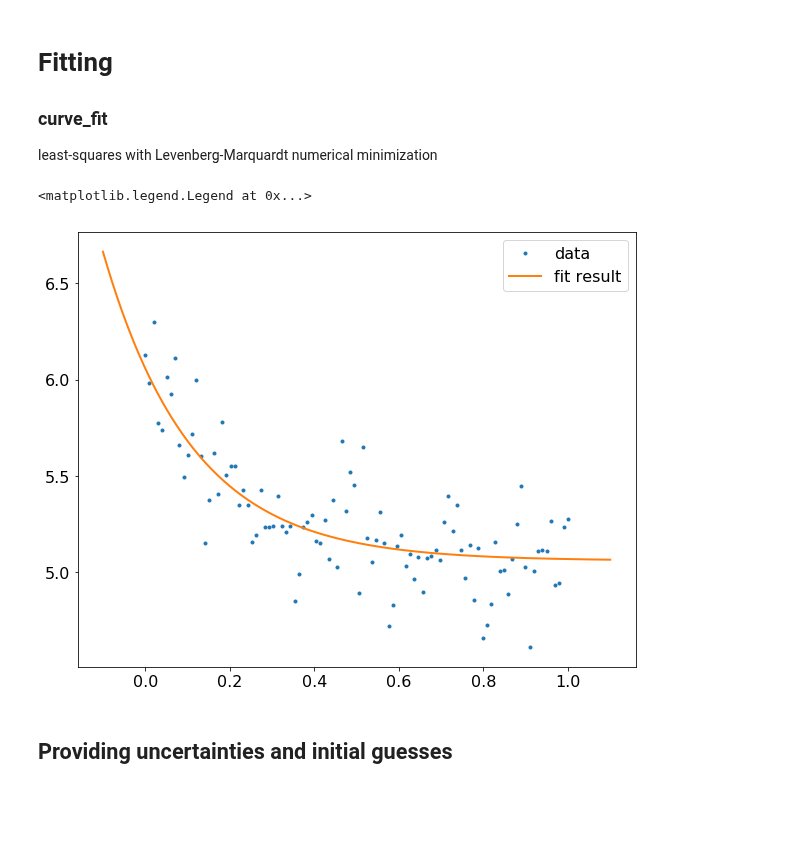
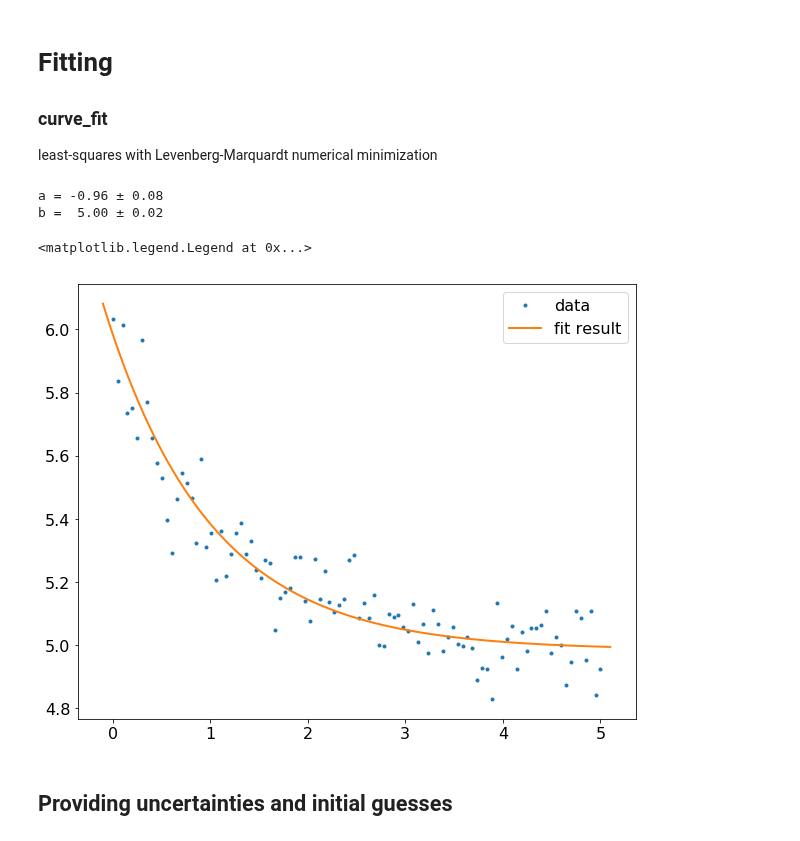
Before and after one commit to Python4AstronomersAndParticlePhysicists/PythonWorkshop-ICE, a Jupyter notebook: notebooks/07_01_scipy.ipynb, the cells around one changed output. Cells and saved outputs as stored; diff of their text form; code cells hidden in the pictures; blank space fills up the shorter version.

```diff
--- a/notebooks/07_01_scipy.ipynb
+++ b/notebooks/07_01_scipy.ipynb
@@ -71,9 +71,11 @@ least-squares with Levenberg-Marquardt numerical minimization
 # %%
 from scipy.optimize import curve_fit
 
+a = -1
+b = 5
 
-x = np.linspace(0, 1, 100)
-y = np.exp(- 4 * x) + 5 + np.random.normal(0, 0.2, 100)
+x = np.linspace(0, 5, 100)
+y = np.exp(a * x) + b + np.random.normal(0, 0.1, 100)
 
 
 def f(x, a, b):
@@ -81,15 +83,23 @@ def f(x, a, b):
 
 
 params, covariance_matrix = curve_fit(f, x, y)
+
+uncertainties = np.sqrt(np.diag(covariance_matrix))
+
+print('a = {:5.2f} ± {:.2f}'.format(params[0], uncertainties[0]))
+print('b = {:5.2f} ± {:.2f}'.format(params[1], uncertainties[1]))
+# %% [output]
+a = -0.96 ± 0.08
+b =  5.00 ± 0.02
 # %%
-x_plot = np.linspace(-0.1, 1.1, 1000)
+x_plot = np.linspace(-0.1, 5.1, 1000)
 
 plt.plot(x, y, '.', label='data')
 plt.plot(x_plot, f(x_plot, *params), label='fit result')
 plt.legend()
 # %% [output]
 <matplotlib.legend.Legend at 0x...>
-[figure, old version]
+[figure, new version]
 # %% [markdown]
 ## Providing uncertainties and initial guesses
 # %%
```
Also changed, not shown: parts of 9 cells of this notebook.
